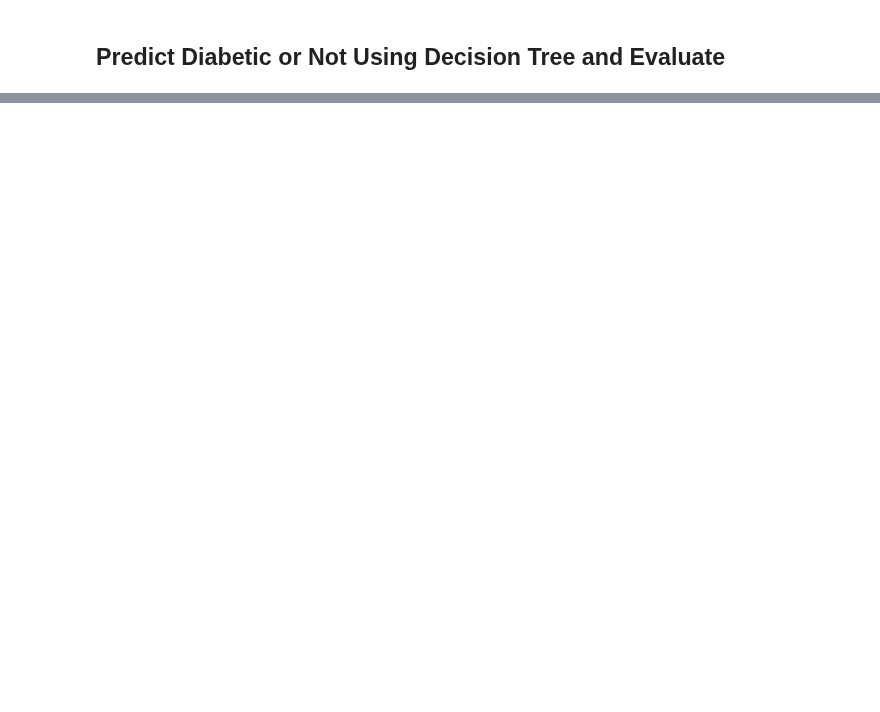
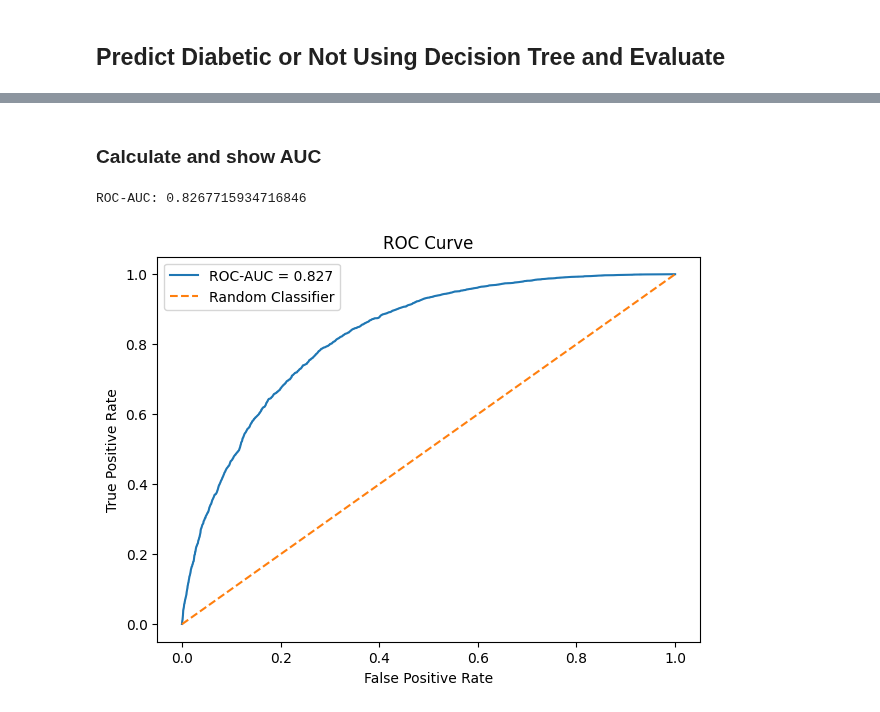
Before and after one commit to tikadatta2005/DENGUE, a Jupyter notebook: main.ipynb, the cells around one changed output, grey strips where cells are left out. Drawn from its saved outputs; the diff is of its cells as text; code cells hidden in the pictures; blank space fills up the shorter version.

```diff
--- a/main.ipynb
+++ b/main.ipynb
@@ -134,0 +422,42 @@ train_target = train["diabetes_target"].to_list()
+# %% [markdown]
+### Calculate and show AUC
+# %%
+# ROC Curve
+fpr, tpr, thresholds = roc_curve(y_test, y_prob)
+# AUC score
+auc = roc_auc_score(y_test, y_prob)
+
+print("ROC-AUC:", auc)
+# %% [output]
+ROC-AUC: 0.8267715934716846
+# %%
+plt.figure(figsize=(7,5))
+
+sns.lineplot(
+    x=fpr,
+    y=tpr,
+    label=f"ROC-AUC = {auc:.3f}"
+)
+
+# random classifier baseline
+sns.lineplot(
+    x=[0, 1],
+    y=[0, 1],
+    linestyle="--",
+    label="Random Classifier"
+)
+
+plt.xlabel("False Positive Rate")
+plt.ylabel("True Positive Rate")
+plt.title("ROC Curve")
+plt.legend()
+
+plt.savefig(
+    "./resources/roc_auc_curve_random_forest.png",
+    dpi=300,
+    bbox_inches="tight"
+)
+
+plt.show()
+# %% [output]
+[figure, added]
```
Also changed, not shown: parts of 48 cells of this notebook, 8 other files.
